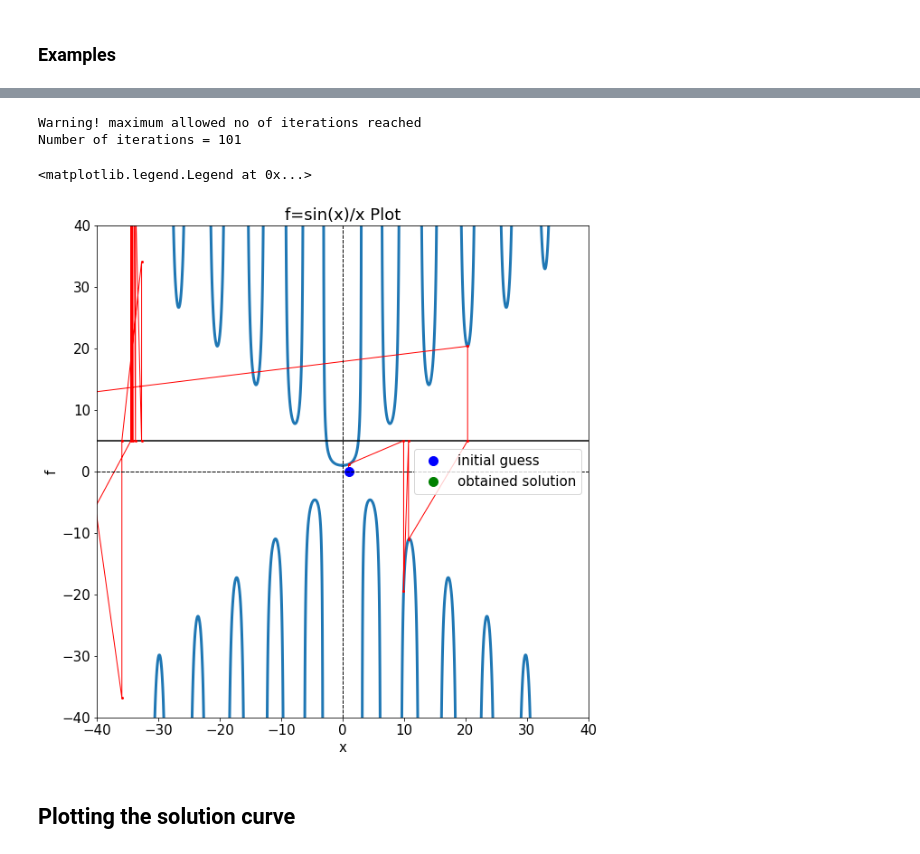
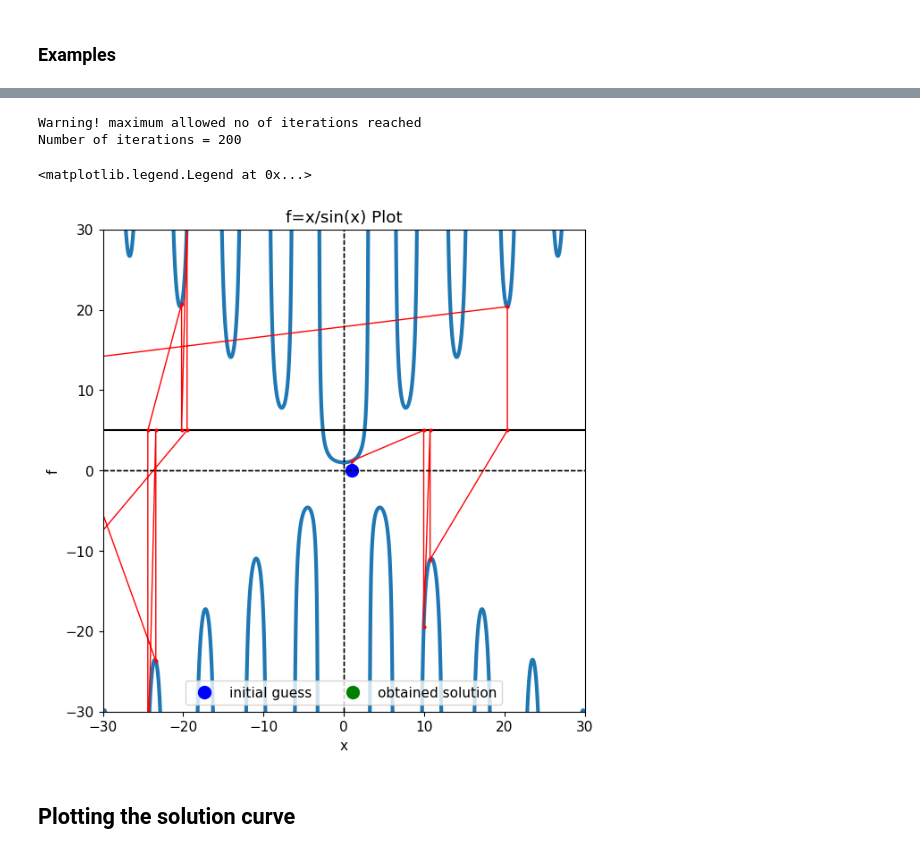
Before and after one commit to shivakumargaddam/ME7227, a Jupyter notebook: assign1_prob1.ipynb, the cells around one changed output, grey strips where cells are left out. Cells and saved outputs as stored; diff of their text form; code cells hidden in the pictures.

Commit message:
polished assign1_prob1
corrected the plot title typo. adjusted font and figure sizes for linux. customized legend position. edited iteration count in 'solve' function. single monotonic solution plot.

```diff
--- a/assign1_prob1.ipynb
+++ b/assign1_prob1.ipynb
@@ -3,8 +3,8 @@ import math
 import numpy as np
 import matplotlib.pyplot as plt
 import pandas as pd
-plt.rcParams['figure.figsize']=(10,10)
-plt.rcParams.update({'font.size': 15})
+plt.rcParams['figure.figsize']=(7,7)
+plt.rcParams.update({'font.size': 11})
 # %config InlineBackend.close_figures=False # keep figures open in pyplot
 # %% [markdown]
 ## Plotting the function
@@ -22,7 +22,7 @@ def sinx_x(limit=[-20, 20, -20, 20], size=10):
         plt.plot(x, y, 'tab:blue', linewidth=3)
     plt.xlim(limit[0], limit[1])
     plt.ylim(limit[2], limit[3])
-    plt.title('f=sin(x)/x Plot')
+    plt.title('f=x/sin(x) Plot')
     plt.xlabel('x')
     plt.ylabel('f')
     plt.axvline(c="black",lw=1,ls='--')
@@ -75,7 +75,7 @@ def solve(x_initial=2.5, f=1.2, plotarea=[-3, 3, 0, 5], view=True):
                 print("Solution is : x = %f" % (x_sol))
                 print("Corresponding 'f' = %f" % (F_nlinear(x_sol)))
             break
-        elif x_coord.size/2 > 100:
+        elif x_coord.size/2 > 200:
             x_sol = None
             if view == True:
                 print("Warning! maximum allowed no of iterations reached")
@@ -89,7 +89,7 @@ def solve(x_initial=2.5, f=1.2, plotarea=[-3, 3, 0, 5], view=True):
         plt.axvline(c="black",lw=1,ls='--')
         plt.axhline(c="black",lw=1,ls='--')
         # plt.legend()
-        print("Number of iterations = %d" % ((x_coord.size)/2))
+        print("Number of iterations = %d" % ((x_coord.size)/2-1))
     else:
         return x_sol
 # %% [markdown]
@@ -131,11 +131,11 @@ Number of iterations = 6
 # %%
-solve(x_initial=1, f=5, plotarea=[-40,40,-40,40], view=True)
-plt.legend()
+solve(x_initial=1, f=5, plotarea=[-30,30,-30,30], view=True)
+plt.legend(loc='lower center', ncol=3)
 # %% [output]
 Warning! maximum allowed no of iterations reached
-Number of iterations = 101
+Number of iterations = 200
 <matplotlib.legend.Legend at 0x...>
-[figure, old version]
+[figure, new version]
 # %% [markdown]
 ## Plotting the solution curve
 # %%
```
Also changed, not shown: parts of 6 cells of this notebook.
